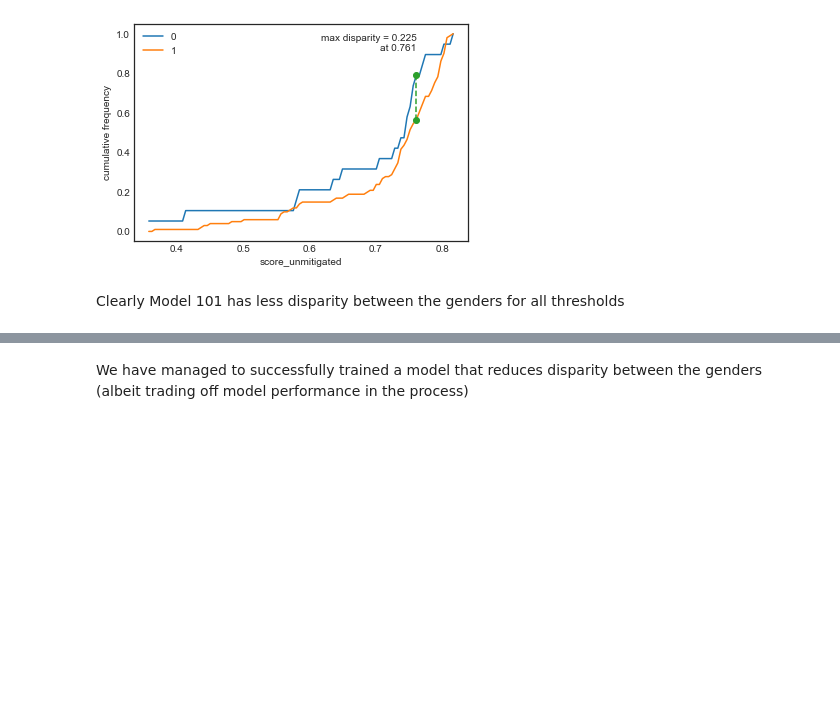
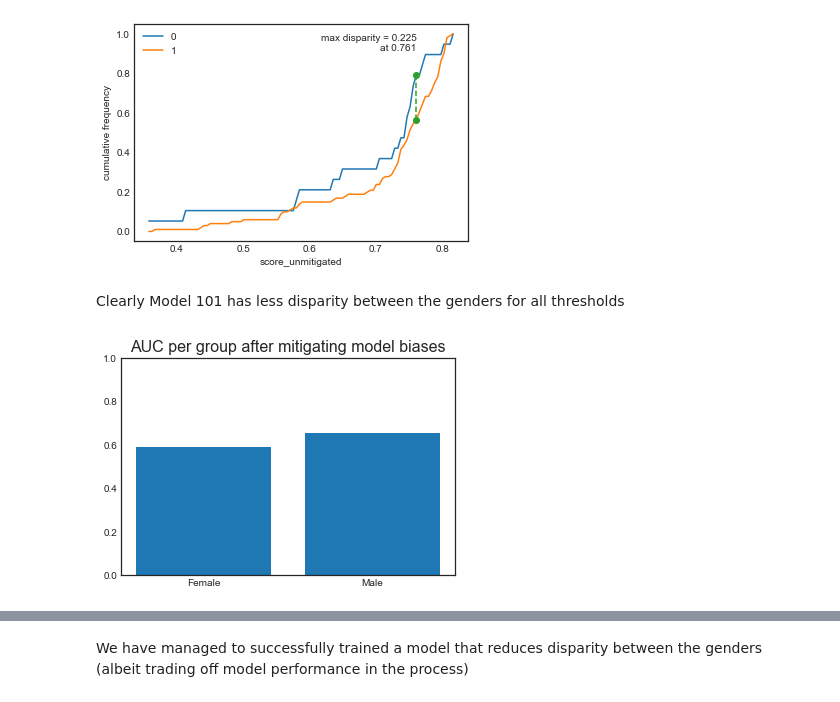
Before and after one commit to alanchn31/Data-Science-Portfolio, a Jupyter notebook: fairlearn_mini_projs/fairlearn_studentloan.ipynb, the cells around one changed output, grey strips where cells are left out. Saved outputs shown, nothing was run; the diff lists cells and outputs as text; code cells hidden in the pictures; blank space fills up the shorter version.

Commit message:
Edit notebook, add plots after getting mitigated model

```diff
--- a/fairlearn_mini_projs/fairlearn_studentloan.ipynb
+++ b/fairlearn_mini_projs/fairlearn_studentloan.ipynb
@@ -447,3 +447,18 @@ plot_and_compare_cdfs(scores_unmitigated, A_test.reset_index(drop=True))
 [figure]
 # %% [markdown]
 Clearly Model 101 has less disparity between the genders for all thresholds
+# %%
+y_pred_mitigated = (scores_model101 >= np.mean(y_test)) * 1
+
+gs = group_summary(roc_auc_score, y_test, y_pred_mitigated, sensitive_features=A_test)
+gs
+
+plt.figure()
+plt.style.use('seaborn-white')
+plt.title("AUC per group after mitigating model biases", fontsize = 16)
+plt.bar(range(len(gs["by_group"])), list(gs["by_group"].values()), align='center')
+plt.xticks(range(len(gs["by_group"])), ['Female', 'Male'])
+plt.ylim(0, 1)
+plt.show()
+# %% [output]
+[figure, added]
```
Also changed, not shown: parts of 1 cell of this notebook.
